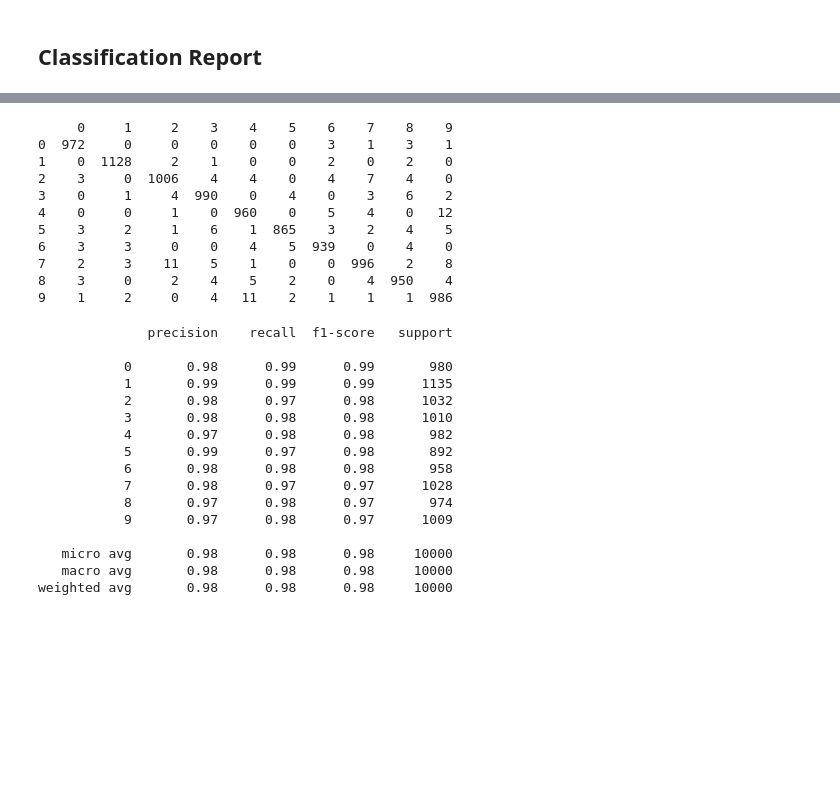
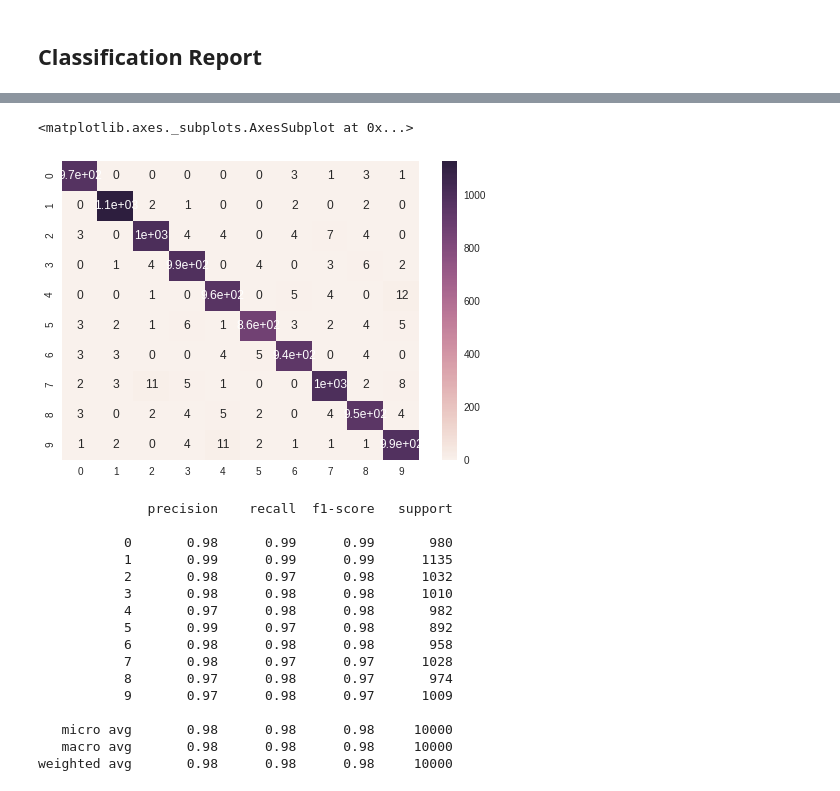
Before and after one commit to sanatsingh/MLP, a Jupyter notebook: MNIST_MLP.ipynb, the cells around one changed output, grey strips where cells are left out. Cells and saved outputs as stored; diff of their text form; code cells hidden in the pictures; blank space fills up the shorter version.

Commit message:
Heatmap added

```diff
--- a/MNIST_MLP.ipynb
+++ b/MNIST_MLP.ipynb
@@ -200,21 +201,14 @@ ConfusionMatrix is used to compare the data predicted versus the actual output.
 # %%
 from sklearn.metrics import confusion_matrix
 
 cm = confusion_matrix(y_act,y_pred)
 import pandas as pd
-print(pd.DataFrame(cm))
+cm = pd.DataFrame(cm)
+
+sns.heatmap(cm,annot=True)
 # %% [output]
-     0     1     2    3    4    5    6    7    8    9
-0  972     0     0    0    0    0    3    1    3    1
-1    0  1128     2    1    0    0    2    0    2    0
-2    3     0  1006    4    4    0    4    7    4    0
-3    0     1     4  990    0    4    0    3    6    2
-4    0     0     1    0  960    0    5    4    0   12
-5    3     2     1    6    1  865    3    2    4    5
-6    3     3     0    0    4    5  939    0    4    0
-7    2     3    11    5    1    0    0  996    2    8
-8    3     0     2    4    5    2    0    4  950    4
-9    1     2     0    4   11    2    1    1    1  986
+<matplotlib.axes._subplots.AxesSubplot at 0x...>
+[figure, added]
 # %%
 from sklearn.metrics import classification_report
 
```
Also changed, not shown: parts of 2 cells of this notebook.
